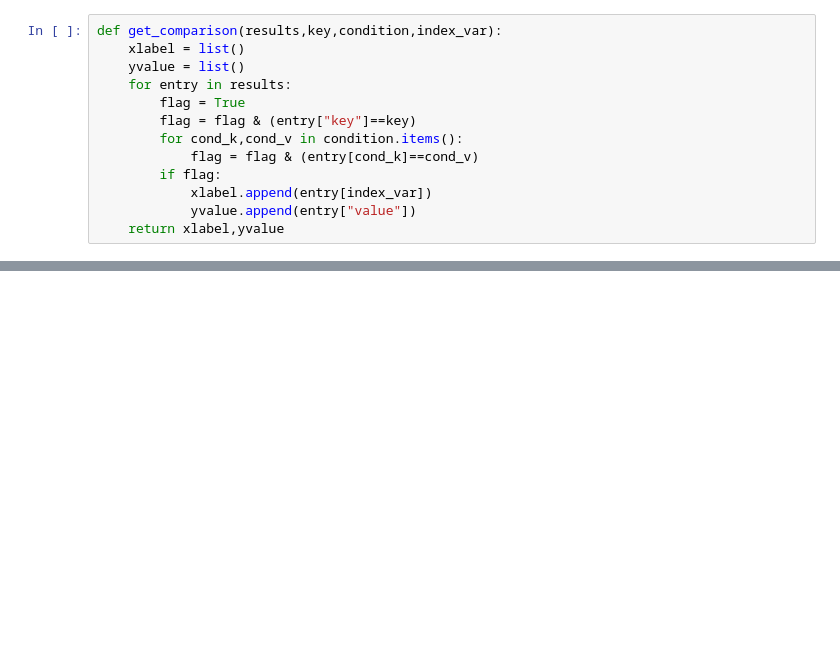
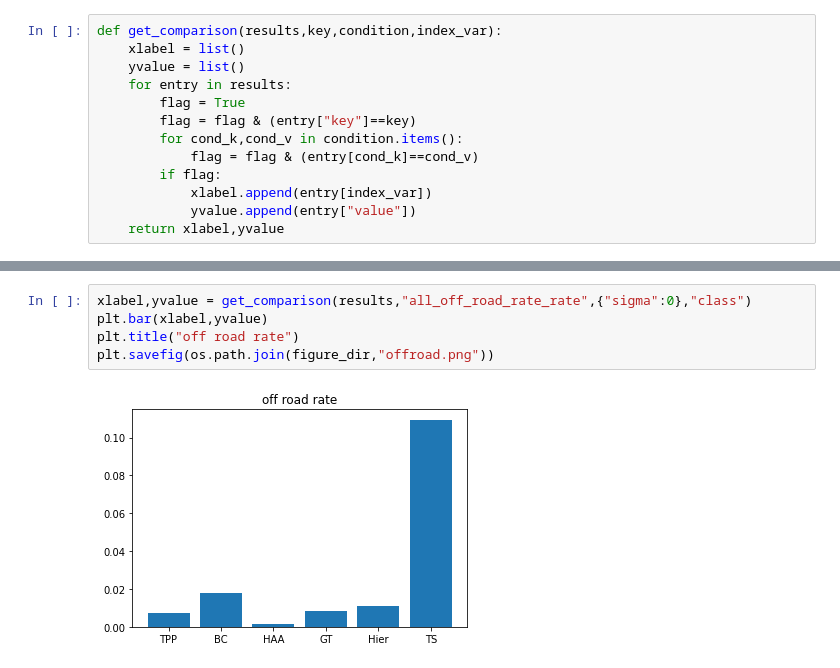
Before and after one commit to rkcosner/learning_responsibility_allocation, a Jupyter notebook: plot_result.ipynb, the cells around one changed output, grey strips where cells are left out. Saved outputs shown, nothing was run; the diff lists cells and outputs as text; blank space fills up the shorter version.

```diff
--- a/plot_result.ipynb
+++ b/plot_result.ipynb
@@ -56,0 +115,7 @@ plt.bar(xlabel_str,yvalue)
+# %%
+xlabel,yvalue = get_comparison(results,"all_off_road_rate_rate",{"sigma":0},"class")
+plt.bar(xlabel,yvalue)
+plt.title("off road rate")
+plt.savefig(os.path.join(figure_dir,"offroad.png"))
+# %% [output]
+[figure, added]
```
Also changed, not shown: parts of 9 cells of this notebook, 10 other files.
